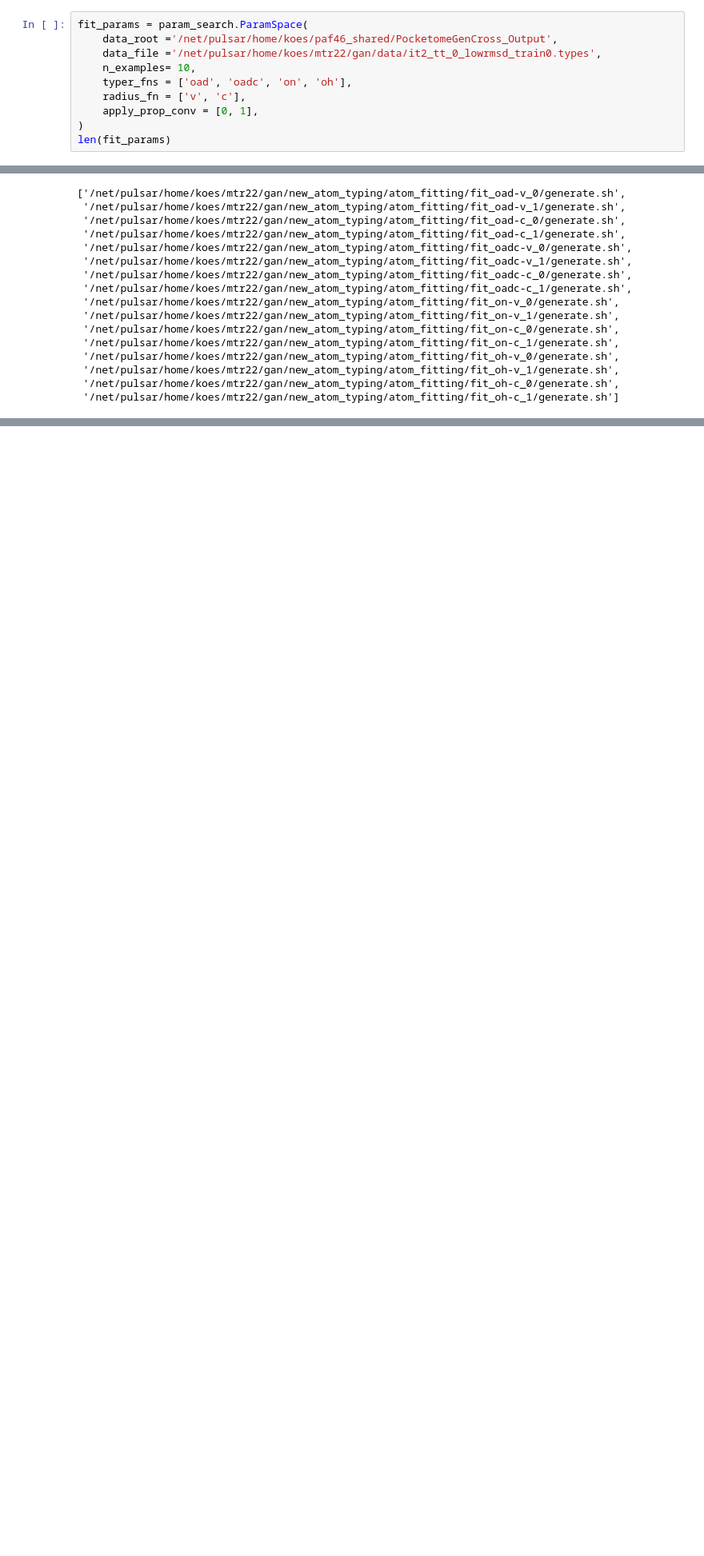
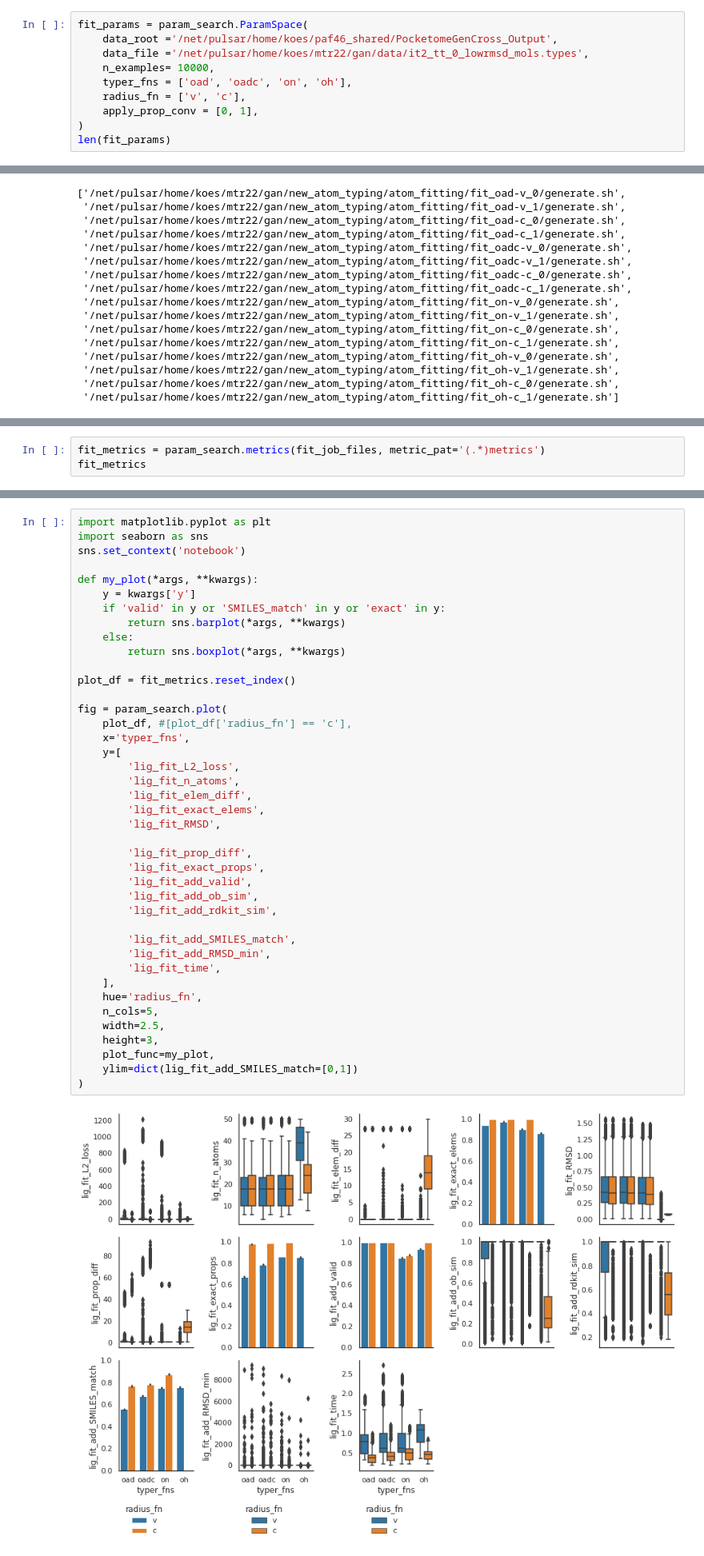
Before and after one commit to mattragoza/ipython-notebooks, a Jupyter notebook: new_atom_typing.ipynb, the cells around one changed output, grey strips where cells are left out. Shown at 80% size. Drawn from its saved outputs; the diff is of its cells as text; blank space fills up the shorter version.

Commit message:
set up new training experiment w/ vector typing

```diff
--- a/new_atom_typing.ipynb
+++ b/new_atom_typing.ipynb
@@ -401,8 +412,8 @@ os.getcwd()
 # %%
 fit_params = param_search.ParamSpace(
     data_root ='/net/pulsar/home/koes/paf46_shared/PocketomeGenCross_Output',
-    data_file ='/net/pulsar/home/koes/mtr22/gan/data/it2_tt_0_lowrmsd_train0.types',
-    n_examples= 10,
+    data_file ='/net/pulsar/home/koes/mtr22/gan/data/it2_tt_0_lowrmsd_mols.types',
+    n_examples= 10000,
     typer_fns = ['oad', 'oadc', 'on', 'oh'],
     radius_fn = ['v', 'c'],
     apply_prop_conv = [0, 1],
@@ -441,0 +508,3 @@ fit_job_files
+# %%
+fit_metrics = param_search.metrics(fit_job_files, metric_pat='(.*)metrics')
+fit_metrics
@@ -441,0 +546,43 @@ fit_job_files
+# %%
+import matplotlib.pyplot as plt
+import seaborn as sns
+sns.set_context('notebook')
+
+def my_plot(*args, **kwargs):
+    y = kwargs['y']
+    if 'valid' in y or 'SMILES_match' in y or 'exact' in y:
+        return sns.barplot(*args, **kwargs)
+    else:
+        return sns.boxplot(*args, **kwargs)
+
+plot_df = fit_metrics.reset_index()
+
+fig = param_search.plot(
+    plot_df, #[plot_df['radius_fn'] == 'c'],
+    x='typer_fns',
+    y=[
+        'lig_fit_L2_loss',
+        'lig_fit_n_atoms',
+        'lig_fit_elem_diff',
+        'lig_fit_exact_elems',
+        'lig_fit_RMSD',
+
+        'lig_fit_prop_diff',
+        'lig_fit_exact_props',
+        'lig_fit_add_valid',
+        'lig_fit_add_ob_sim',
+        'lig_fit_add_rdkit_sim',
+
+        'lig_fit_add_SMILES_match',
+        'lig_fit_add_RMSD_min',
+        'lig_fit_time',
+    ],
+    hue='radius_fn',
+    n_cols=5,
+    width=2.5,
+    height=3,
+    plot_func=my_plot,
+    ylim=dict(lig_fit_add_SMILES_match=[0,1])
+)
+# %% [output]
+[figure, added]
```
Also changed, not shown: parts of 26 cells of this notebook.
